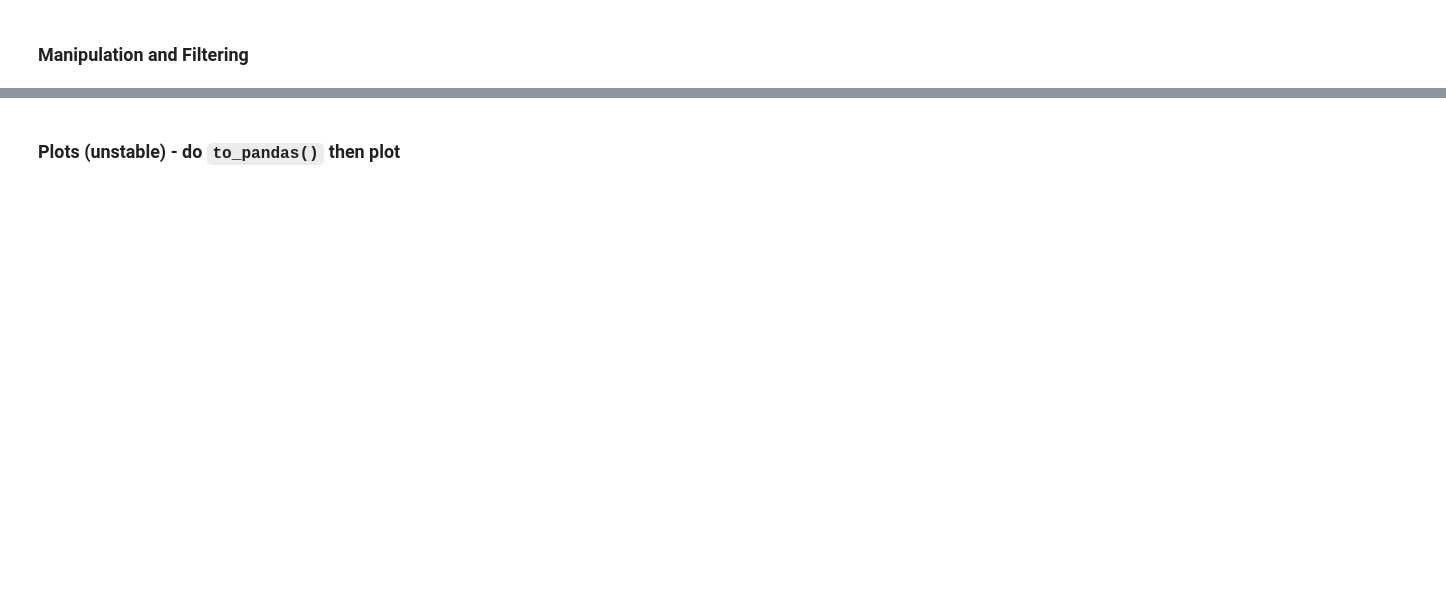
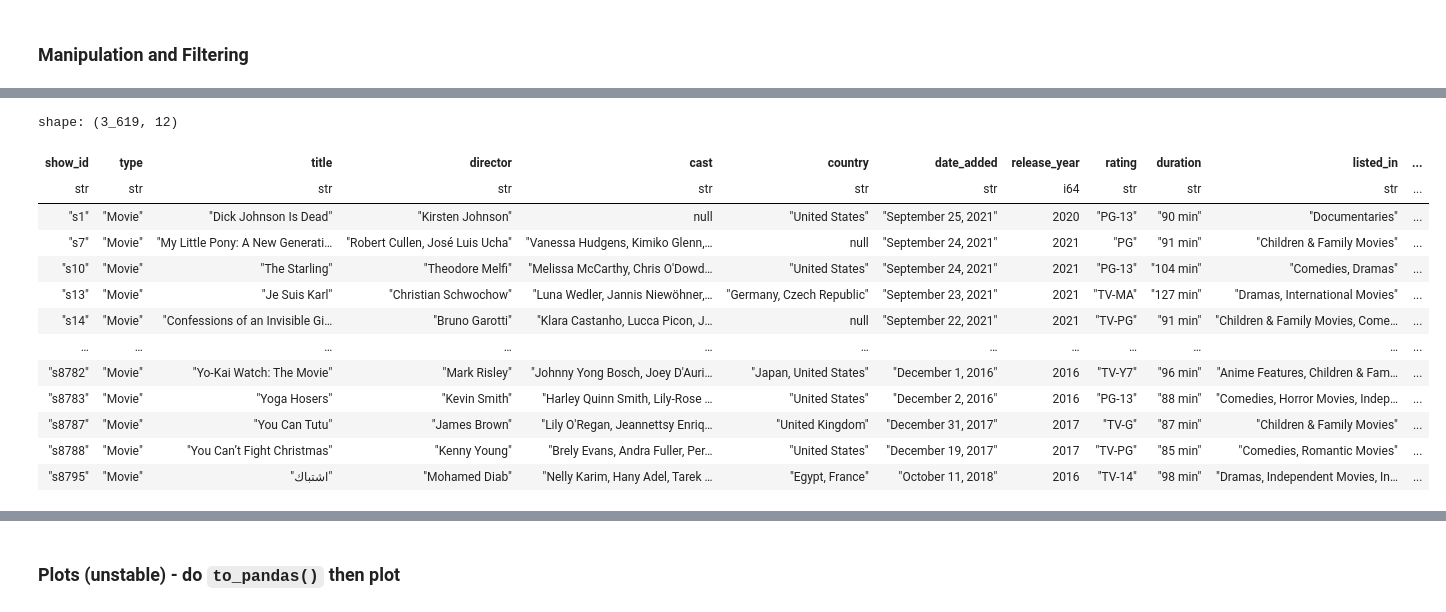
Before and after one commit to iesfsv/Data-Processing-in-Python, a Jupyter notebook: 10_week/10_Lecture_How_to_avoid_spaghetti.ipynb, the cells around one changed output, grey strips where cells are left out. Cells and saved outputs as stored; diff of their text form; code cells hidden in the pictures; blank space fills up the shorter version.

```diff
--- a/10_week/10_Lecture_How_to_avoid_spaghetti.ipynb
+++ b/10_week/10_Lecture_How_to_avoid_spaghetti.ipynb
@@ -281,7 +438,22 @@ result
 # %%
 # Filter movies released after 2015
 filtered_df = df.filter((pl.col("type") == "Movie") & (pl.col("release_year") > 2015))
-print(filtered_df)
+filtered_df
+# %% [output]
+shape: (3_619, 12)
+| show_id | type | title | director | cast | country | date_added | release_year | rating | duration | listed_in | ... |
+| str | str | str | str | str | str | str | i64 | str | str | str | ... |
+| "s1" | "Movie" | "Dick Johnson Is Dead" | "Kirsten Johnson" | null | "United States" | "September 25, 2021" | 2020 | "PG-13" | "90 min" | "Documentaries" | ... |
+| "s7" | "Movie" | "My Little Pony: A New Generati… | "Robert Cullen, José Luis Ucha" | "Vanessa Hudgens, Kimiko Glenn,… | null | "September 24, 2021" | 2021 | "PG" | "91 min" | "Children & Family Movies" | ... |
+| "s10" | "Movie" | "The Starling" | "Theodore Melfi" | "Melissa McCarthy, Chris O'Dowd… | "United States" | "September 24, 2021" | 2021 | "PG-13" | "104 min" | "Comedies, Dramas" | ... |
+| "s13" | "Movie" | "Je Suis Karl" | "Christian Schwochow" | "Luna Wedler, Jannis Niewöhner,… | "Germany, Czech Republic" | "September 23, 2021" | 2021 | "TV-MA" | "127 min" | "Dramas, International Movies" | ... |
+| "s14" | "Movie" | "Confessions of an Invisible Gi… | "Bruno Garotti" | "Klara Castanho, Lucca Picon, J… | null | "September 22, 2021" | 2021 | "TV-PG" | "91 min" | "Children & Family Movies, Come… | ... |
+| … | … | … | … | … | … | … | … | … | … | … | ... |
+| "s8782" | "Movie" | "Yo-Kai Watch: The Movie" | "Mark Risley" | "Johnny Yong Bosch, Joey D'Auri… | "Japan, United States" | "December 1, 2016" | 2016 | "TV-Y7" | "96 min" | "Anime Features, Children & Fam… | ... |
+| "s8783" | "Movie" | "Yoga Hosers" | "Kevin Smith" | "Harley Quinn Smith, Lily-Rose … | "United States" | "December 2, 2016" | 2016 | "PG-13" | "88 min" | "Comedies, Horror Movies, Indep… | ... |
+| "s8787" | "Movie" | "You Can Tutu" | "James Brown" | "Lily O'Regan, Jeannettsy Enriq… | "United Kingdom" | "December 31, 2017" | 2017 | "TV-G" | "87 min" | "Children & Family Movies" | ... |
+| "s8788" | "Movie" | "You Can’t Fight Christmas" | "Kenny Young" | "Brely Evans, Andra Fuller, Per… | "United States" | "December 19, 2017" | 2017 | "TV-PG" | "85 min" | "Comedies, Romantic Movies" | ... |
+| "s8795" | "Movie" | "اشتباك" | "Mohamed Diab" | "Nelly Karim, Hany Adel, Tarek … | "Egypt, France" | "October 11, 2018" | 2016 | "TV-14" | "98 min" | "Dramas, Independent Movies, In… | ... |
 # %%
 # df.group_by vs. pd.df.groupby
 # %%
```
Also changed, not shown: parts of 37 cells of this notebook.
